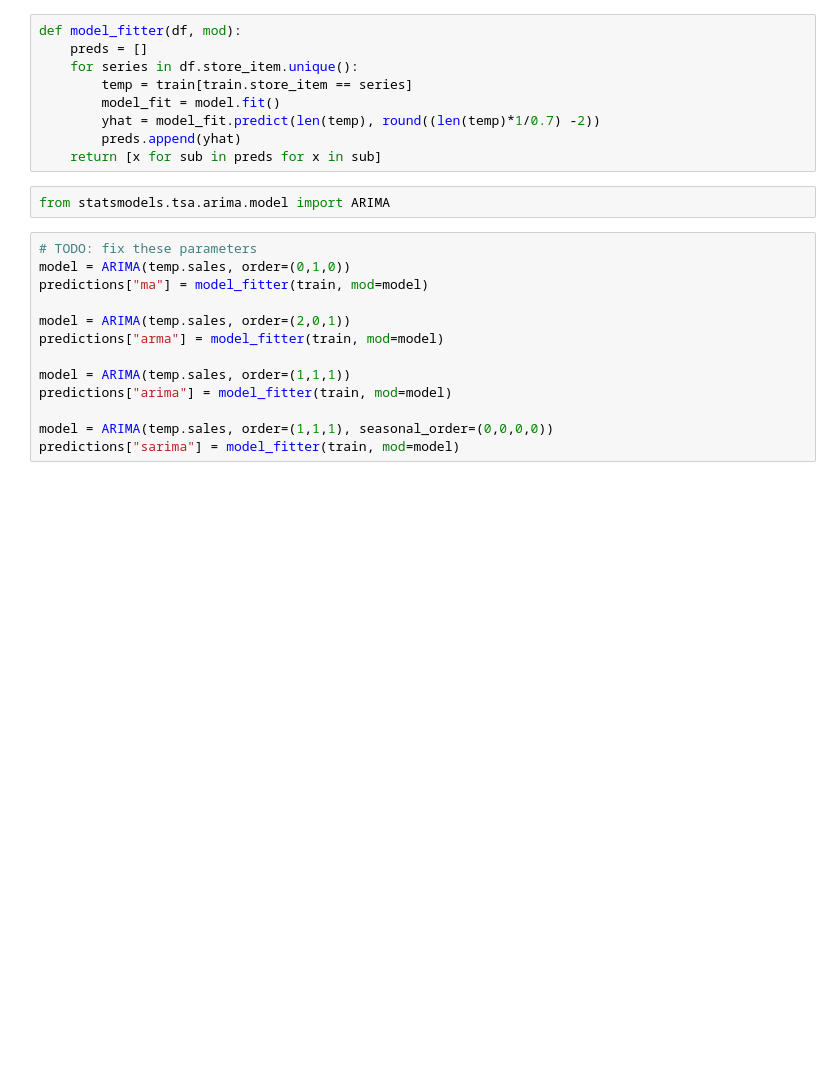
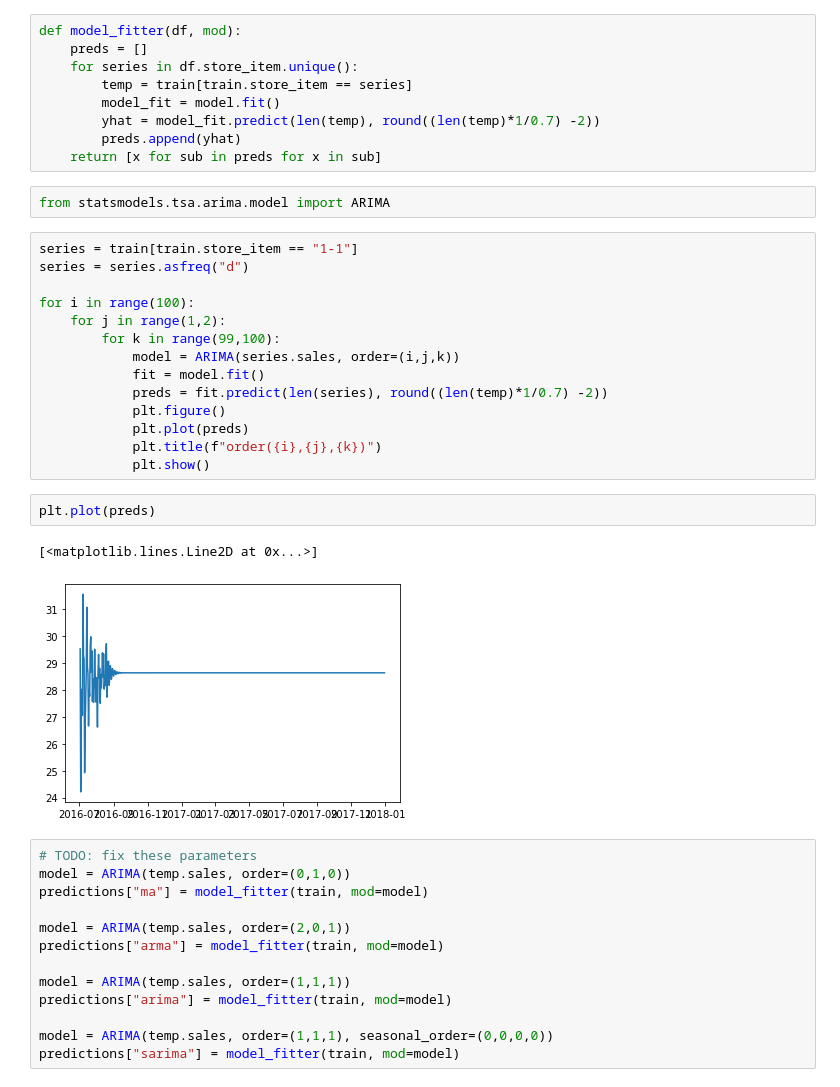
Before and after one commit to despresj/Data-Mining-Proj, a Jupyter notebook: notebooks/modeling.ipynb, the cells around one changed output. Saved outputs shown, nothing was run; the diff lists cells and outputs as text; blank space fills up the shorter version.

```diff
--- a/notebooks/modeling.ipynb
+++ b/notebooks/modeling.ipynb
@@ -142,6 +146,25 @@ def model_fitter(df, mod):
     return [x for sub in preds for x in sub]
 # %%
 from statsmodels.tsa.arima.model import ARIMA
+# %%
+series = train[train.store_item == "1-1"]
+series = series.asfreq("d")
+
+for i in range(100):
+    for j in range(1,2):
+        for k in range(99,100):
+            model = ARIMA(series.sales, order=(i,j,k))
+            fit = model.fit()
+            preds = fit.predict(len(series), round((len(temp)*1/0.7) -2))
+            plt.figure()
+            plt.plot(preds)
+            plt.title(f"order({i},{j},{k})")
+            plt.show()
+# %%
+plt.plot(preds)
+# %% [output]
+[<matplotlib.lines.Line2D at 0x...>]
+[figure, added]
 # %%
 # TODO: fix these parameters
 model = ARIMA(temp.sales, order=(0,1,0))
```
Also changed, not shown: parts of 3 cells of this notebook.
